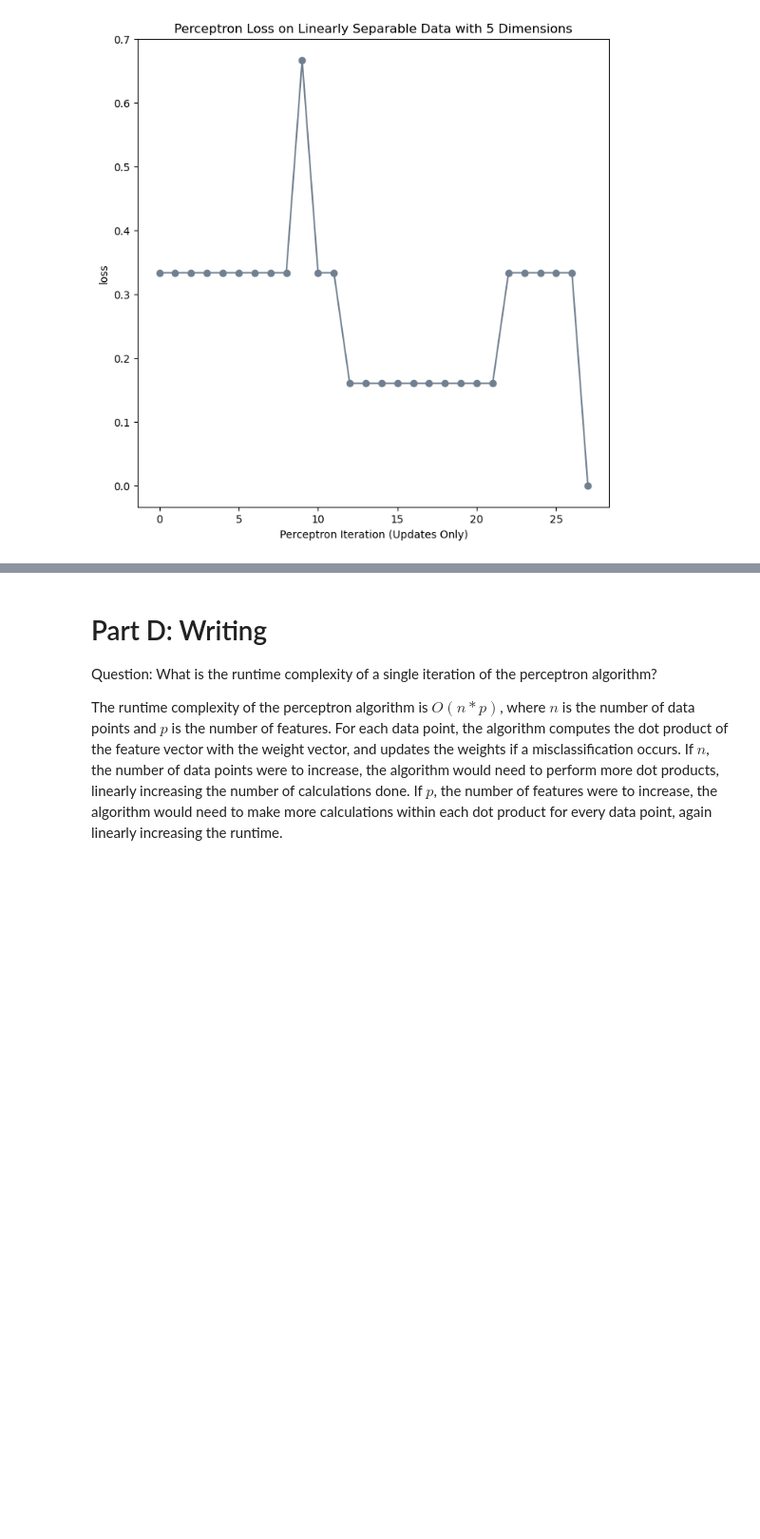
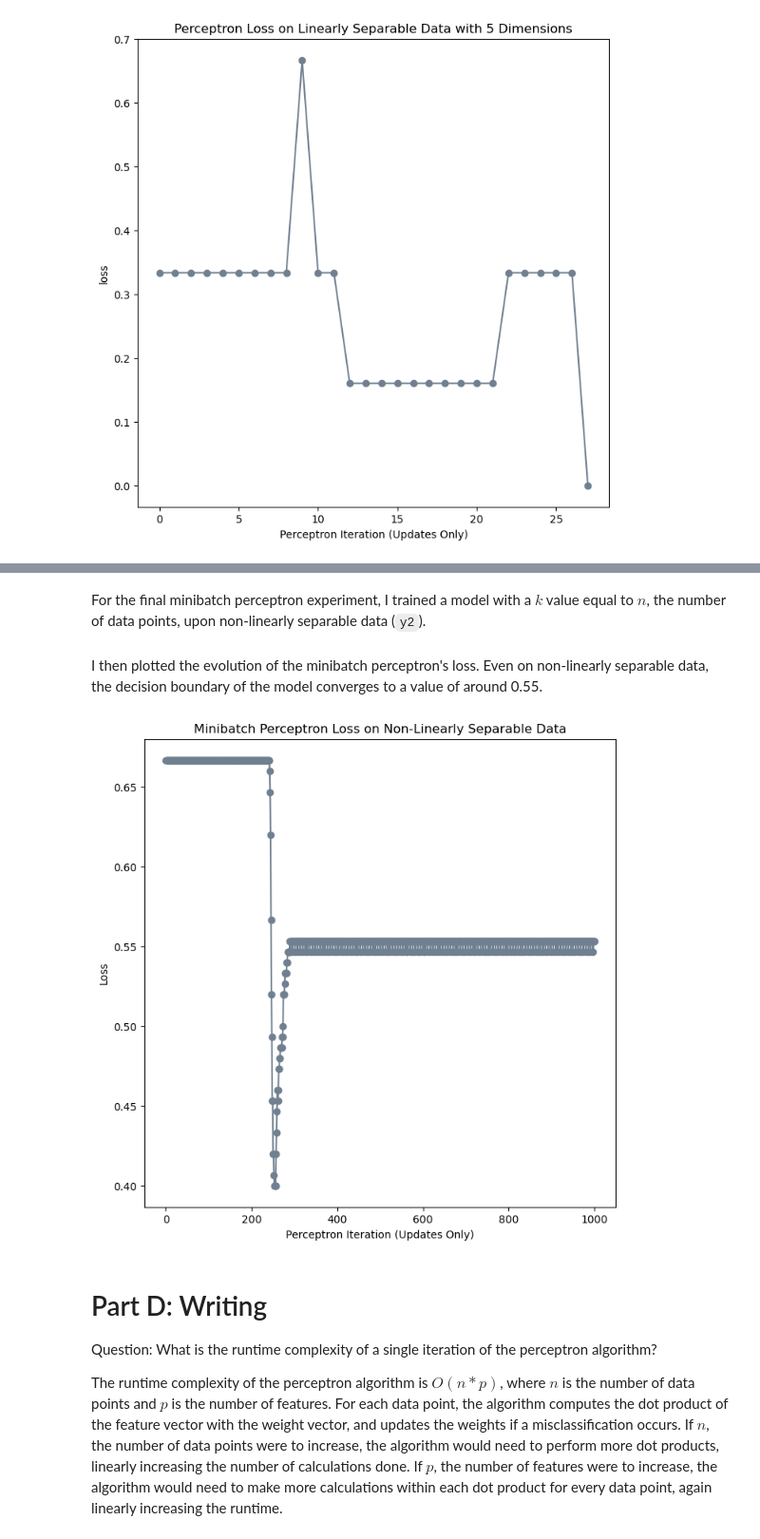
Before and after one commit to opfleet/opfleet.github.io, a Jupyter notebook: posts/PerceptronPost/index.ipynb, the cells around one changed output, grey strips where cells are left out. Shown at 95% size. Cells and saved outputs as stored; diff of their text form; code cells hidden in the pictures; blank space fills up the shorter version.

```diff
--- a/posts/PerceptronPost/index.ipynb
+++ b/posts/PerceptronPost/index.ipynb
@@ -362,3 +494,42 @@ labs = plt.gca().set(xlabel = "Perceptron Iteration (Updates Only)", ylabel = "l
+# %% [markdown]
+For the final minibatch perceptron experiment, I trained a model with a $k$ value equal to $n$, the number of data points, upon non-linearly separable data (`y2`).
+# %%
+# instantiate a model and an optimizer
+mini_p = Perceptron()
+mini_opt = PerceptronOptimizer(mini_p)
+
+mini_loss = mini_p.loss(X, y2).item()
+
+max_iter = 1000
+
+# performing training loop for minibatch perceptron
+mini_loss_vec = []
+
+curr_iter = 0
+
+while mini_loss > 0.0 and curr_iter <= max_iter: #if data is not linearly separable, terminates after 1000 iterations
+
+    # update step with batch size k = 1
+
+    mini_opt.step_minibatch(X, y2, alpha= 0.0002, k= y2.shape[0])
+
+    mini_loss = mini_p.loss(X, y2).item()
+    mini_loss_vec.append(mini_loss)
+
+    curr_iter += 1
+
+mini_w = torch.clone(mini_p.w)
+# %% [markdown]
+I then plotted the evolution of the minibatch perceptron's loss. Even on non-linearly separable data, the decision boundary of the model converges to a value of around 0.55.
+# %%
+plt.figure(figsize= (8,8))
+plt.plot(mini_loss_vec, color = "slategrey")
+
+plt.scatter(torch.arange(len(mini_loss_vec)), mini_loss_vec, color = "slategrey")
+
+labs = plt.gca().set(xlabel = "Perceptron Iteration (Updates Only)", ylabel = "Loss", title = "Minibatch Perceptron Loss on Non-Linearly Separable Data")
+# %% [output]
+[figure, added]
 # %% [markdown]
 # Part D: Writing
 
```
Also changed, not shown: parts of 14 cells of this notebook, 12 other files.
